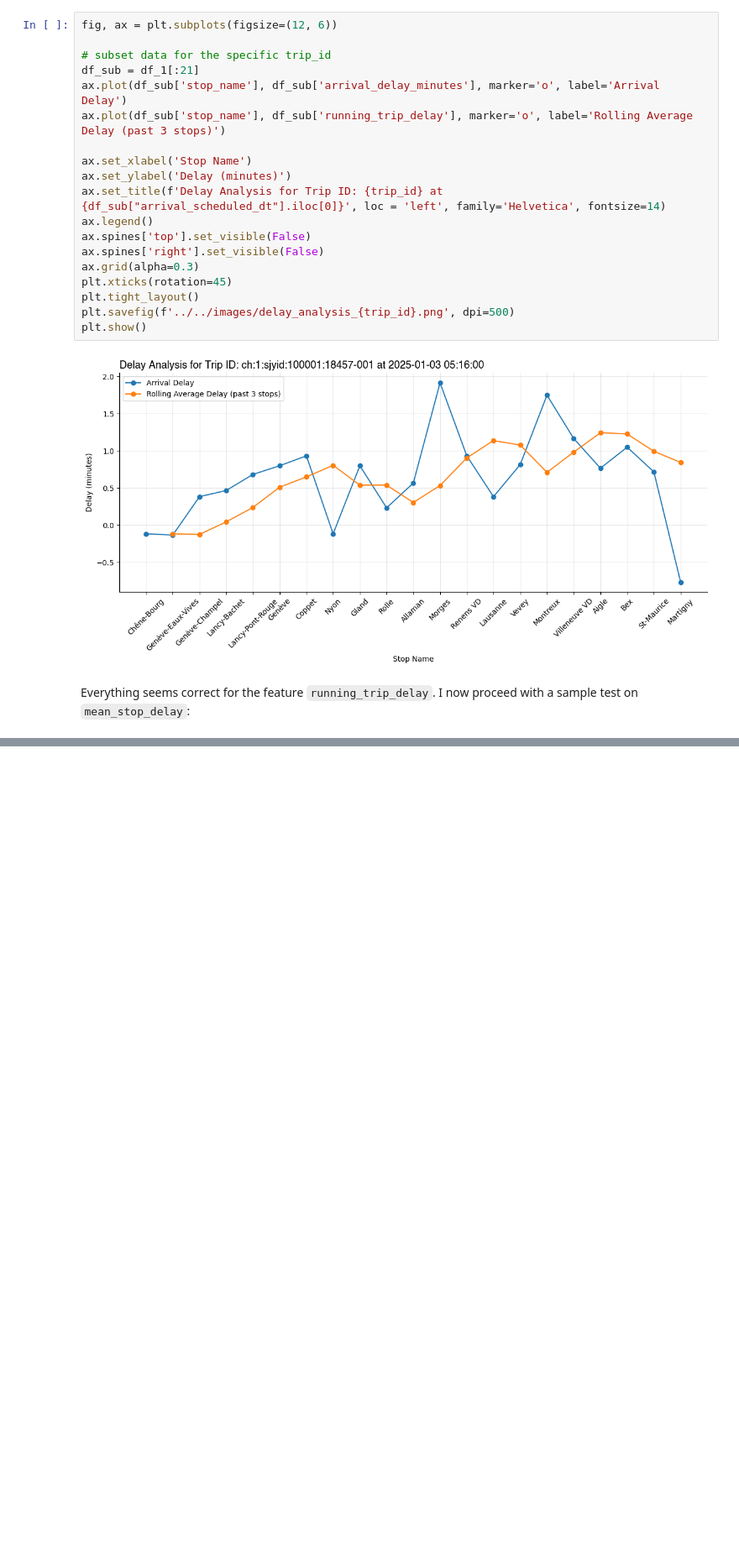
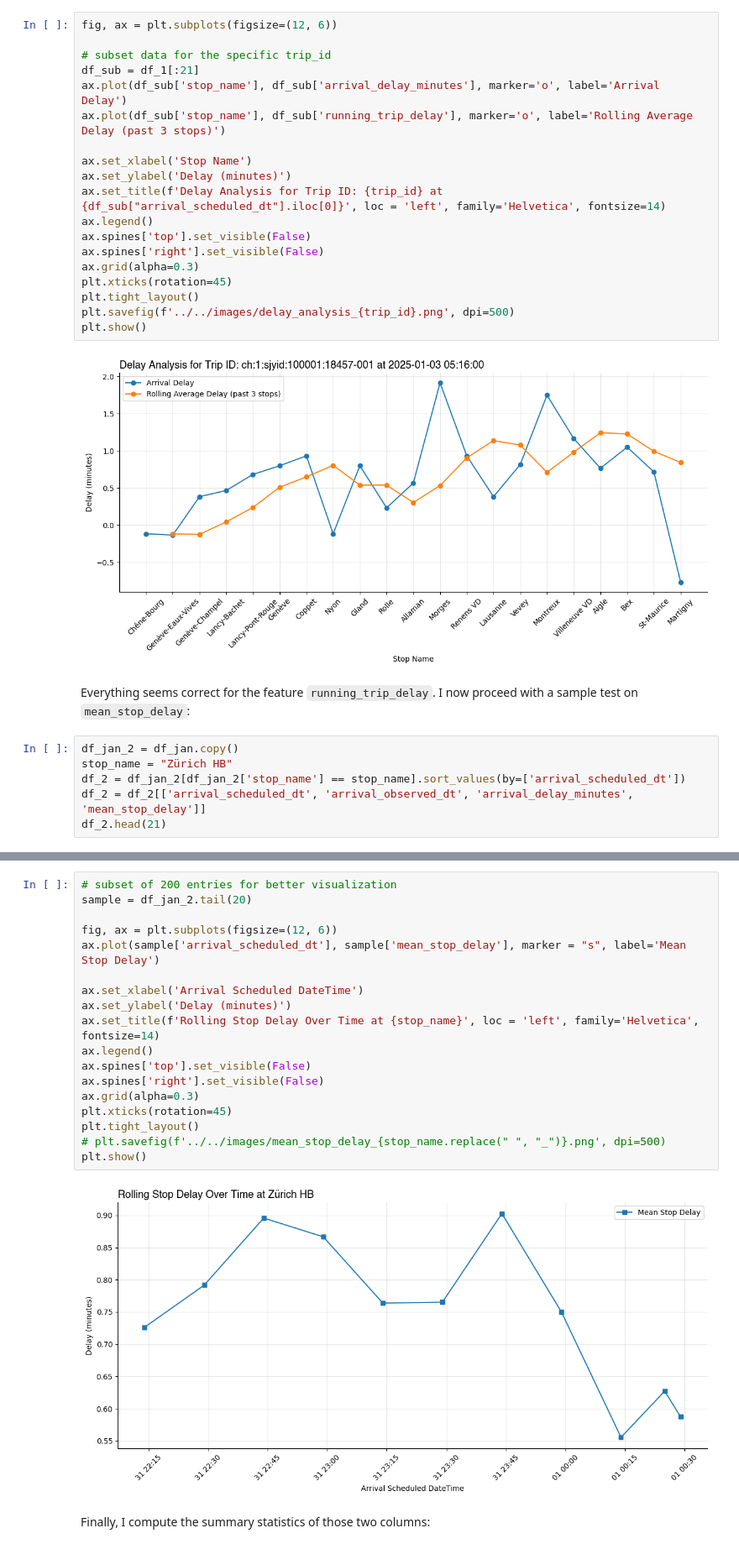
Before and after one commit to YVYX04/Swiss_Train_ML, a Jupyter notebook: notebooks/feature_engineering/test_fe_v1.ipynb, the cells around one changed output, grey strips where cells are left out. Shown: that part at 84% size. Drawn from its saved outputs; the diff is of its cells as text; blank space fills up the shorter version.

```diff
--- a/notebooks/feature_engineering/test_fe_v1.ipynb
+++ b/notebooks/feature_engineering/test_fe_v1.ipynb
@@ -148,3 +148,9 @@ plt.show()
 [figure]
 # %% [markdown]
 Everything seems correct for the feature `running_trip_delay`. I now proceed with a sample test on `mean_stop_delay`:
+# %%
+df_jan_2 = df_jan.copy()
+stop_name = "Zürich HB"
+df_2 = df_jan_2[df_jan_2['stop_name'] == stop_name].sort_values(by=['arrival_scheduled_dt'])
+df_2 = df_2[['arrival_scheduled_dt', 'arrival_observed_dt', 'arrival_delay_minutes', 'mean_stop_delay']]
+df_2.head(21)
@@ -150,0 +175,22 @@ Everything seems correct for the feature `running_trip_delay`. I now proceed wit
+# %%
+# subset of 200 entries for better visualization
+sample = df_jan_2.tail(20)
+
+fig, ax = plt.subplots(figsize=(12, 6))
+ax.plot(sample['arrival_scheduled_dt'], sample['mean_stop_delay'], marker = "s", label='Mean Stop Delay')
+
+ax.set_xlabel('Arrival Scheduled DateTime')
+ax.set_ylabel('Delay (minutes)')
+ax.set_title(f'Rolling Stop Delay Over Time at {stop_name}', loc = 'left', family='Helvetica', fontsize=14)
+ax.legend()
+ax.spines['top'].set_visible(False)
+ax.spines['right'].set_visible(False)
+ax.grid(alpha=0.3)
+plt.xticks(rotation=45)
+plt.tight_layout()
+# plt.savefig(f'../../images/mean_stop_delay_{stop_name.replace(" ", "_")}.png', dpi=500)
+plt.show()
+# %% [output]
+[figure, added]
+# %% [markdown]
+Finally, I compute the summary statistics of those two columns:
```
Also changed, not shown: parts of 4 cells of this notebook.
